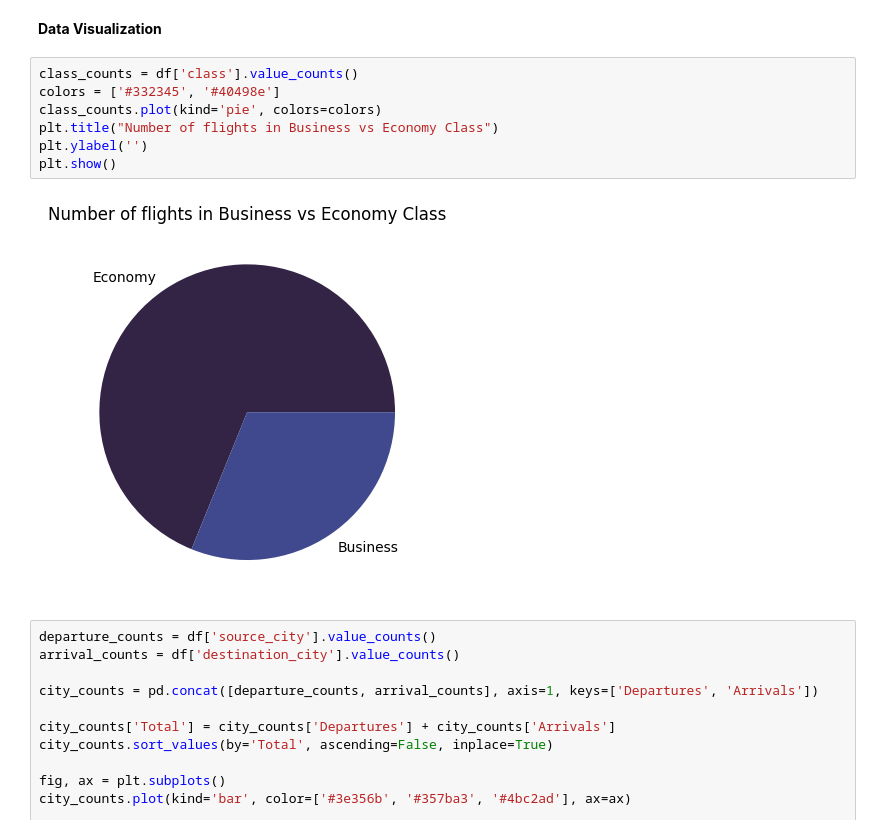
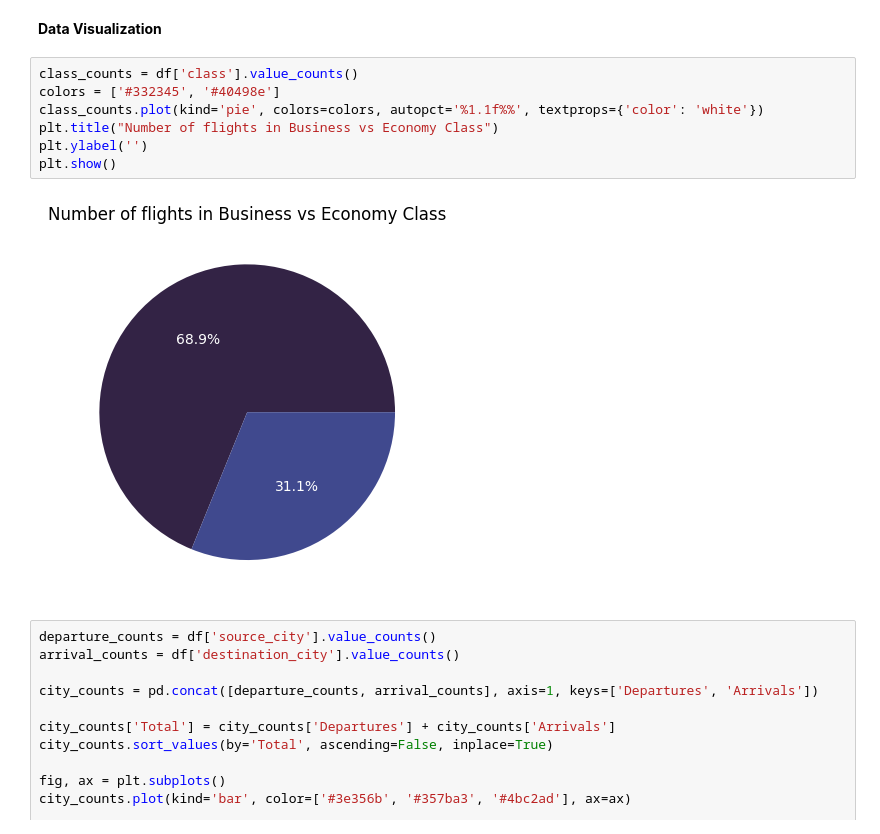
Before and after one commit to mel-m7/flight-eda-and-prediction, a Jupyter notebook: data_cleaning_visualization.ipynb, the cells around one changed output. Saved outputs shown, nothing was run; the diff lists cells and outputs as text.

```diff
--- a/data_cleaning_visualization.ipynb
+++ b/data_cleaning_visualization.ipynb
@@ -45,12 +45,12 @@ __Data Visualization__
 # %%
 class_counts = df['class'].value_counts()
 colors = ['#332345', '#40498e']
-class_counts.plot(kind='pie', colors=colors)
+class_counts.plot(kind='pie', colors=colors, autopct='%1.1f%%', textprops={'color': 'white'})
 plt.title("Number of flights in Business vs Economy Class")
 plt.ylabel('')
 plt.show()
 # %% [output]
-[figure, old version]
+[figure, new version]
 # %%
 departure_counts = df['source_city'].value_counts()
 arrival_counts = df['destination_city'].value_counts()
```
Also changed, not shown: parts of 3 cells of this notebook, 2 other files.
